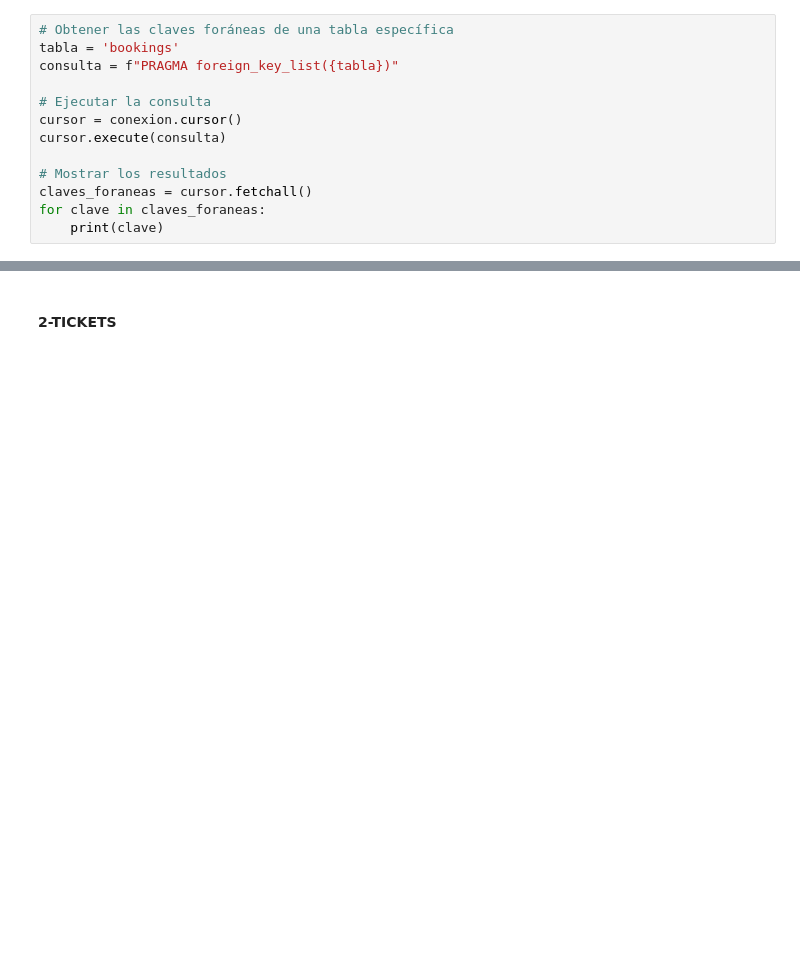
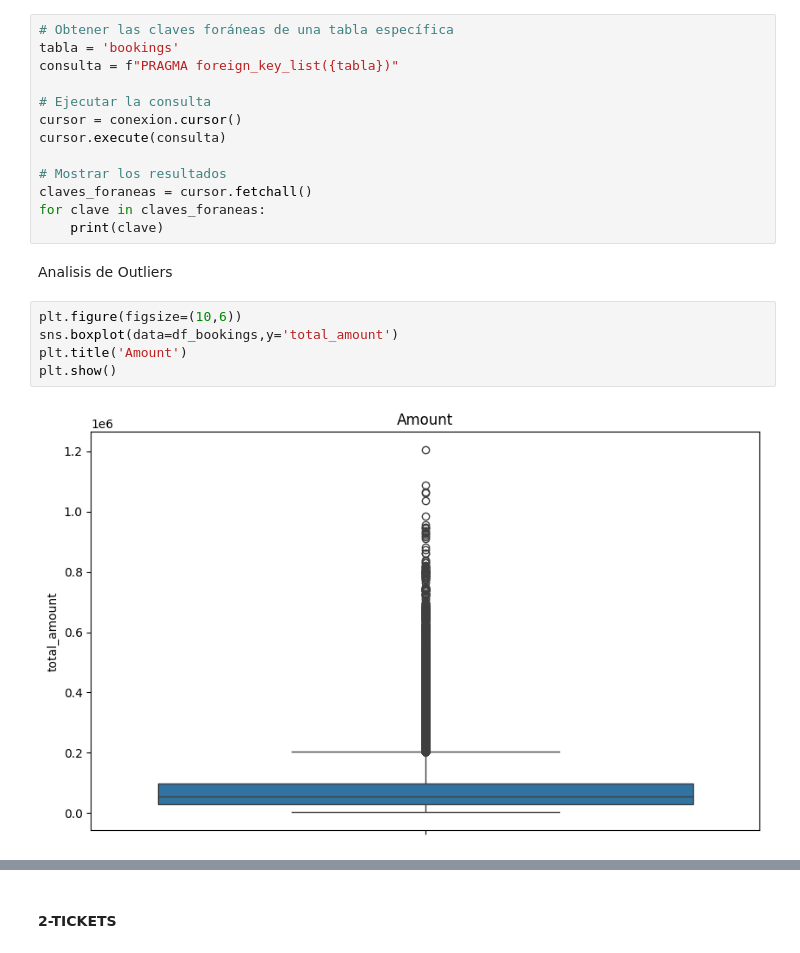
Before and after one commit to Yanina2022/ProyectoFInalAerolineas, a Jupyter notebook: ETL/DAFT06 G3 PreAnalisisTablas.ipynb, the cells around one changed output, grey strips where cells are left out. Cells and saved outputs as stored; diff of their text form; blank space fills up the shorter version.

```diff
--- a/ETL/DAFT06 G3 PreAnalisisTablas.ipynb
+++ b/ETL/DAFT06 G3 PreAnalisisTablas.ipynb
@@ -137,3 +140,12 @@ cursor.execute(consulta)
 claves_foraneas = cursor.fetchall()
 for clave in claves_foraneas:
     print(clave)
+# %% [markdown]
+Analisis de Outliers
+# %%
+plt.figure(figsize=(10,6))
+sns.boxplot(data=df_bookings,y='total_amount')
+plt.title('Amount')
+plt.show()
+# %% [output]
+[figure, added]
```
Also changed, not shown: parts of 50 cells of this notebook, 3 other files.
